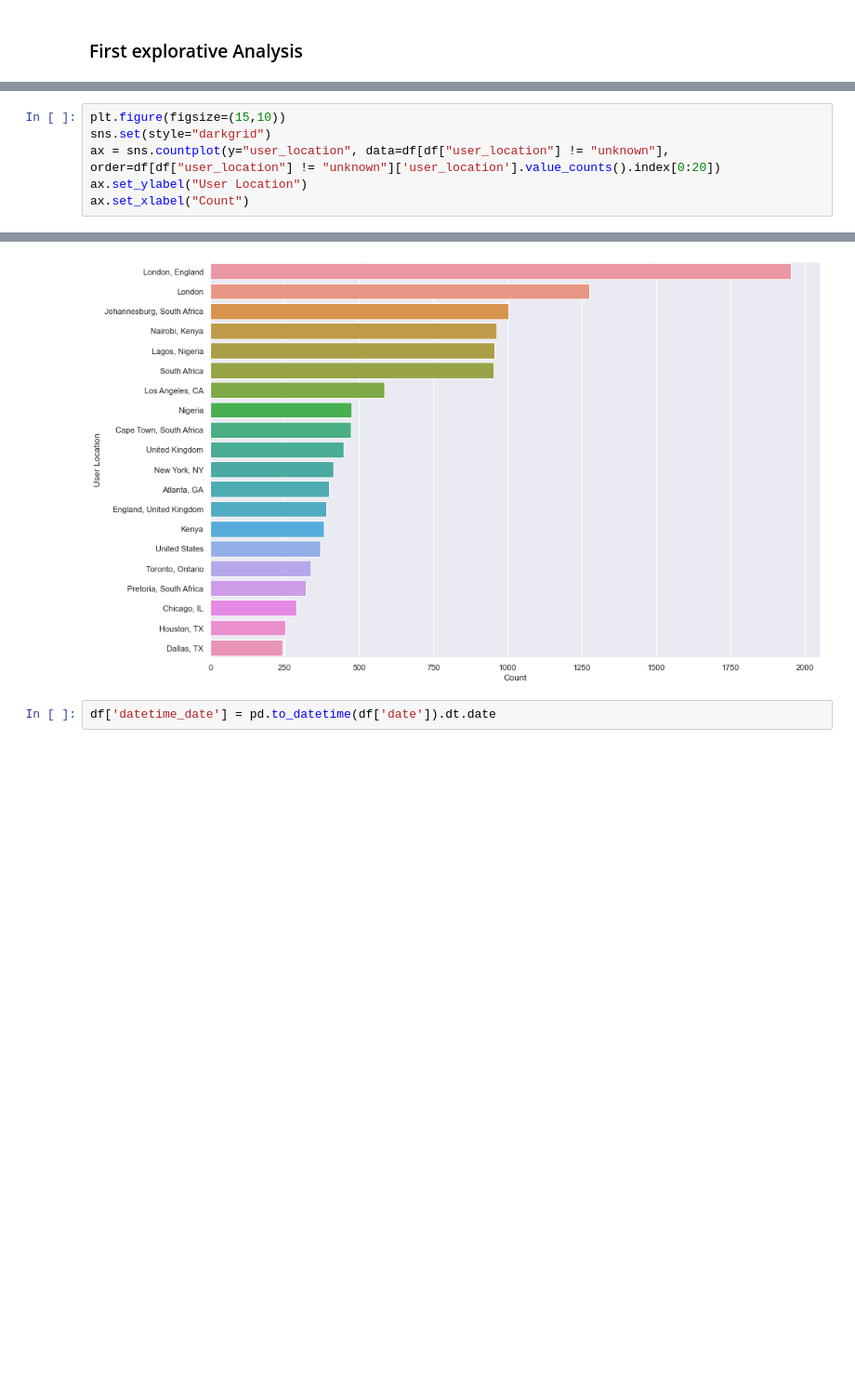
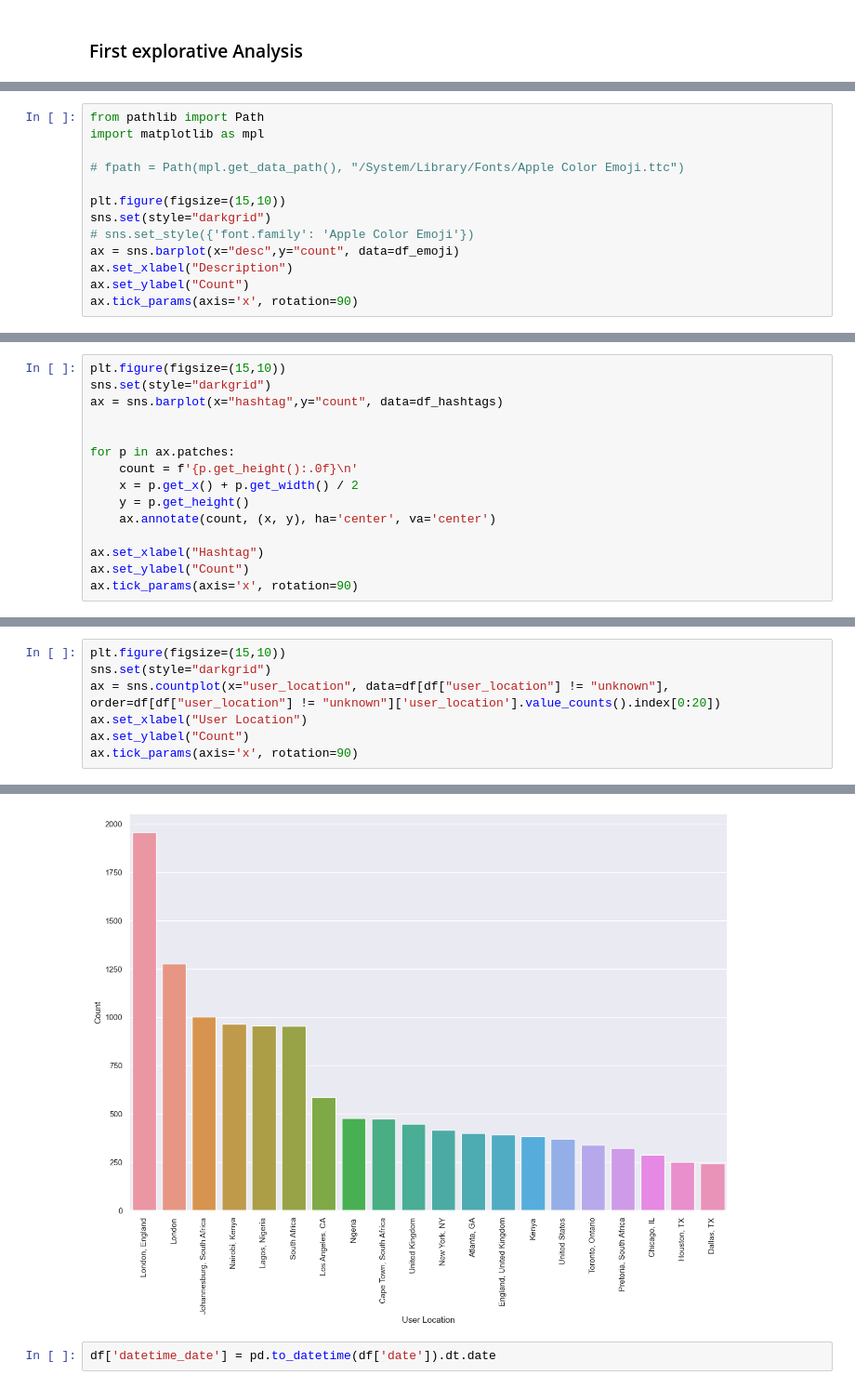
Before and after one commit to alexkneis/notebooks, a Jupyter notebook: text-analytics/tinder_swindler_tweets_analysis/tinder_swindler.ipynb, the cells around one changed output, grey strips where cells are left out. Shown: that part at 93% size. Saved outputs shown, nothing was run; the diff lists cells and outputs as text; blank space fills up the shorter version.

```diff
--- a/text-analytics/tinder_swindler_tweets_analysis/tinder_swindler.ipynb
+++ b/text-analytics/tinder_swindler_tweets_analysis/tinder_swindler.ipynb
@@ -171,0 +297,13 @@ import seaborn as sns
+# %%
+from pathlib import Path
+import matplotlib as mpl
+
+# fpath = Path(mpl.get_data_path(), "/System/Library/Fonts/Apple Color Emoji.ttc")
+
+plt.figure(figsize=(15,10))
+sns.set(style="darkgrid")
+# sns.set_style({'font.family': 'Apple Color Emoji'})
+ax = sns.barplot(x="desc",y="count", data=df_emoji)
+ax.set_xlabel("Description")
+ax.set_ylabel("Count")
+ax.tick_params(axis='x', rotation=90)
@@ -171,0 +312,15 @@ import seaborn as sns
+# %%
+plt.figure(figsize=(15,10))
+sns.set(style="darkgrid")
+ax = sns.barplot(x="hashtag",y="count", data=df_hashtags)
+
+
+for p in ax.patches:
+    count = f'{p.get_height():.0f}\n'
+    x = p.get_x() + p.get_width() / 2
+    y = p.get_height()
+    ax.annotate(count, (x, y), ha='center', va='center')
+
+ax.set_xlabel("Hashtag")
+ax.set_ylabel("Count")
+ax.tick_params(axis='x', rotation=90)
@@ -172,7 +329,8 @@ import seaborn as sns
 # %%
 plt.figure(figsize=(15,10))
 sns.set(style="darkgrid")
-ax = sns.countplot(y="user_location", data=df[df["user_location"] != "unknown"], order=df[df["user_location"] != "unknown"]['user_location'].value_counts().index[0:20])
-ax.set_ylabel("User Location")
-ax.set_xlabel("Count")
+ax = sns.countplot(x="user_location", data=df[df["user_location"] != "unknown"], order=df[df["user_location"] != "unknown"]['user_location'].value_counts().index[0:20])
+ax.set_xlabel("User Location")
+ax.set_ylabel("Count")
+ax.tick_params(axis='x', rotation=90)
 # %% [output]
@@ -180,4 +337,4 @@ Text(0.5, 0, 'Count')
-[figure, old version]
+[figure, new version]
 # %%
 df['datetime_date'] = pd.to_datetime(df['date']).dt.date
 # %%
```
Also changed, not shown: parts of 42 cells of this notebook, 2 other files.
